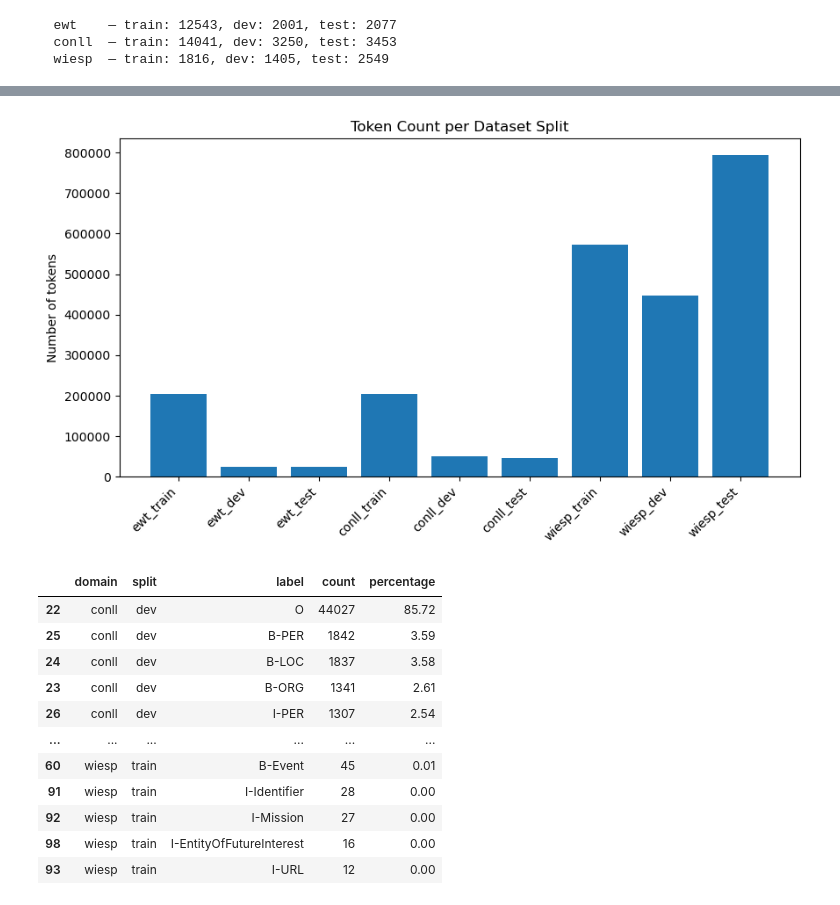
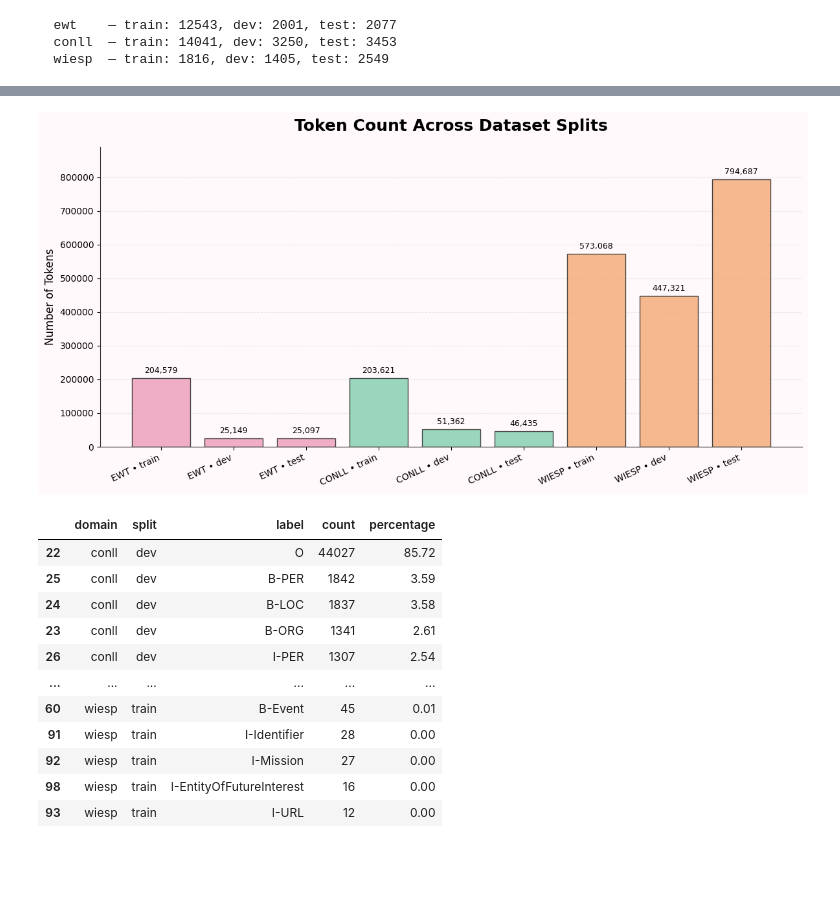
Before and after one commit to Oliverdron/Cross_domain_NER_Project_2026, a Jupyter notebook: eda.ipynb, the cells around one changed output, grey strips where cells are left out. Saved outputs shown, nothing was run; the diff lists cells and outputs as text; code cells hidden in the pictures; blank space fills up the shorter version.

Commit message:
EDA graphs color palettes
Updated Graphs, Changed color pallettes and plotting styles

```diff
--- a/eda.ipynb
+++ b/eda.ipynb
@@ -51,15 +67,70 @@ basic_stats_df
-# %%
-# Plotting the number of tokens per dataset split
-basic_stats_df["dataset"] = basic_stats_df["domain"] + "_" + basic_stats_df["split"]
-
-plt.figure(figsize=(10, 5))
-plt.bar(basic_stats_df["dataset"], basic_stats_df["num_tokens"])
-plt.xticks(rotation=45, ha="right")
-plt.ylabel("Number of tokens")
-plt.title("Token Count per Dataset Split")
-plt.show()
-# %% [output]
-[figure, removed]
+# %%
+import matplotlib.pyplot as plt
+
+domain_colors = {
+    "ewt": "#EFA6C1",     # pink
+    "conll": "#8FD3B6",   # mint
+    "wiesp": "#F4B183"    # peach
+}
+
+basic_stats_df["dataset"] = (
+    basic_stats_df["domain"].str.upper()
+    + " • "
+    + basic_stats_df["split"]
+)
+
+bar_colors = basic_stats_df["domain"].map(domain_colors)
+
+fig, ax = plt.subplots(figsize=(12, 6))
+
+fig.patch.set_facecolor("#fff9fb")
+ax.set_facecolor("#fff9fb")
+
+bars = ax.bar(
+    basic_stats_df["dataset"],
+    basic_stats_df["num_tokens"],
+    color=bar_colors,
+    edgecolor="#333333",
+    linewidth=1,
+    alpha=0.9
+)
+
+ax.set_title(
+    "Token Count Across Dataset Splits",
+    fontsize=18,
+    fontweight="bold",
+    pad=18
+)
+
+ax.set_ylabel("Number of Tokens", fontsize=12)
+
+ax.grid(axis="y", linestyle="--", alpha=0.25)
+ax.set_axisbelow(True)
+
+ax.spines["top"].set_visible(False)
+ax.spines["right"].set_visible(False)
+ax.spines["left"].set_color("#333333")
+ax.spines["bottom"].set_color("#333333")
+
+plt.xticks(rotation=25, ha="right", fontsize=10)
+
+for bar in bars:
+    height = bar.get_height()
+    ax.text(
+        bar.get_x() + bar.get_width() / 2,
+        height + basic_stats_df["num_tokens"].max() * 0.012,
+        f"{int(height):,}",
+        ha="center",
+        va="bottom",
+        fontsize=9
+    )
+
+ax.set_ylim(0, basic_stats_df["num_tokens"].max() * 1.12)
+
+plt.tight_layout()
+plt.show()
+# %% [output]
+[figure, added]
 # %%
 # Label distribution across datasets
 label_rows = []
```
Also changed, not shown: parts of 7 cells of this notebook.
